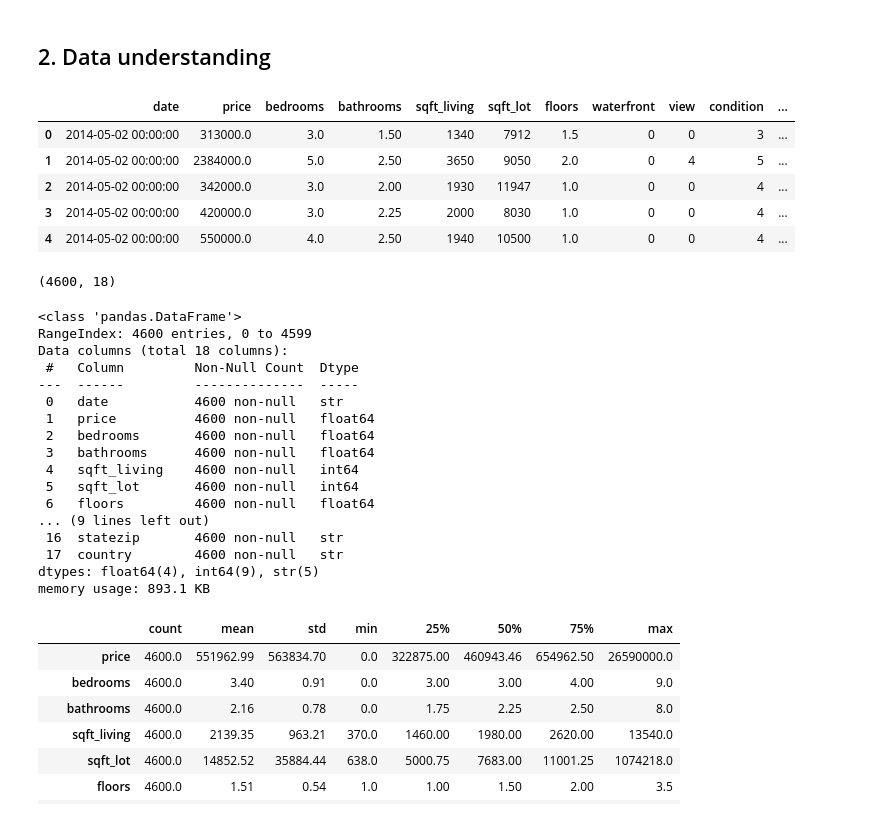
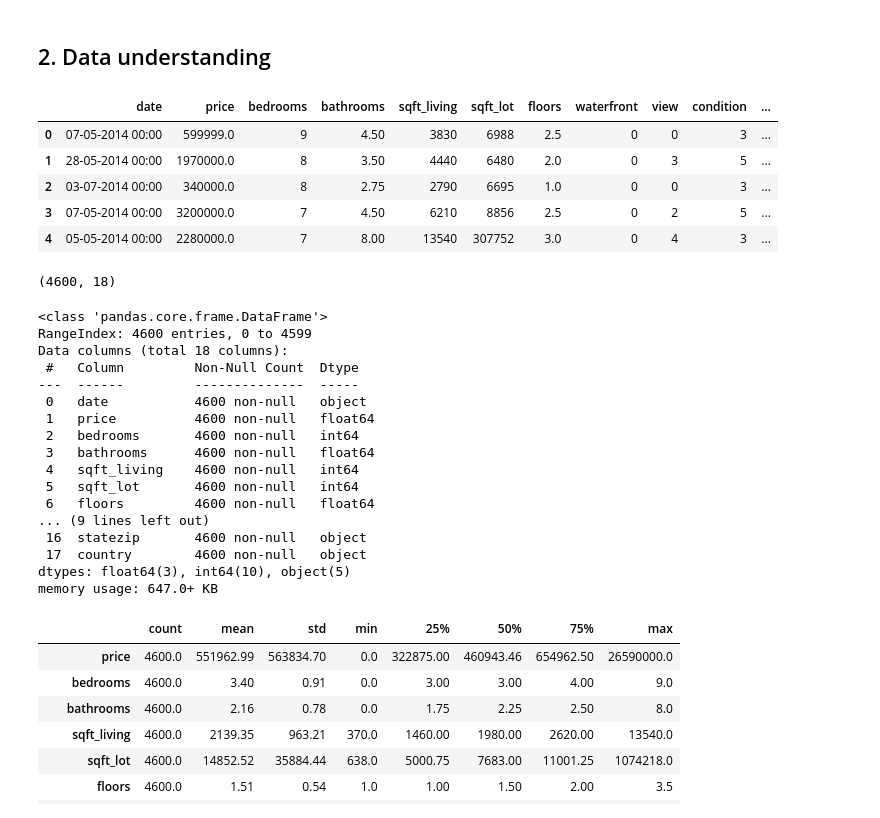
Before and after one commit to monishapandiyan123-ops/house_price_prediction, a Jupyter notebook: HousePricePredicttion.ipynb, the cells around one changed output. Saved outputs shown, nothing was run; the diff lists cells and outputs as text; code cells hidden in the pictures.

```diff
--- a/HousePricePredicttion.ipynb
+++ b/HousePricePredicttion.ipynb
@@ -11,15 +11,15 @@
 ## 2. Data understanding
 # %%
 import pandas as pd
-df = pd.read_csv("D:/DataScience/.venv/Include/HousePricePrediction.csv")
+df = pd.read_csv("D:/ML_projects/HousePricePrediction/HousePricePrediction.csv")
 df.head()
 # %% [output]
 |  | date | price | bedrooms | bathrooms | sqft_living | sqft_lot | floors | waterfront | view | condition | ... |
-| 0 | 2014-05-02 00:00:00 | 313000.0 | 3.0 | 1.50 | 1340 | 7912 | 1.5 | 0 | 0 | 3 | ... |
-| 1 | 2014-05-02 00:00:00 | 2384000.0 | 5.0 | 2.50 | 3650 | 9050 | 2.0 | 0 | 4 | 5 | ... |
-| 2 | 2014-05-02 00:00:00 | 342000.0 | 3.0 | 2.00 | 1930 | 11947 | 1.0 | 0 | 0 | 4 | ... |
-| 3 | 2014-05-02 00:00:00 | 420000.0 | 3.0 | 2.25 | 2000 | 8030 | 1.0 | 0 | 0 | 4 | ... |
-| 4 | 2014-05-02 00:00:00 | 550000.0 | 4.0 | 2.50 | 1940 | 10500 | 1.0 | 0 | 0 | 4 | ... |
+| 0 | 07-05-2014 00:00 | 599999.0 | 9 | 4.50 | 3830 | 6988 | 2.5 | 0 | 0 | 3 | ... |
+| 1 | 28-05-2014 00:00 | 1970000.0 | 8 | 3.50 | 4440 | 6480 | 2.0 | 0 | 3 | 5 | ... |
+| 2 | 03-07-2014 00:00 | 340000.0 | 8 | 2.75 | 2790 | 6695 | 1.0 | 0 | 0 | 3 | ... |
+| 3 | 07-05-2014 00:00 | 3200000.0 | 7 | 4.50 | 6210 | 8856 | 2.5 | 0 | 2 | 5 | ... |
+| 4 | 05-05-2014 00:00 | 2280000.0 | 7 | 8.00 | 13540 | 307752 | 3.0 | 0 | 4 | 3 | ... |
 # %%
 df.shape     # The Dataset has 4600 observations of 18 features
 # %% [output]
@@ -27,23 +27,23 @@ df.shape     # The Dataset has 4600 observations of 18 features
 # %%
 df.info()       # There is no missing values in any columns
 # %% [output]
-<class 'pandas.DataFrame'>
+<class 'pandas.core.frame.DataFrame'>
 RangeIndex: 4600 entries, 0 to 4599
 Data columns (total 18 columns):
  #   Column         Non-Null Count  Dtype
 ---  ------         --------------  -----
- 0   date           4600 non-null   str
+ 0   date           4600 non-null   object
  1   price          4600 non-null   float64
- 2   bedrooms       4600 non-null   float64
+ 2   bedrooms       4600 non-null   int64
  3   bathrooms      4600 non-null   float64
  4   sqft_living    4600 non-null   int64
  5   sqft_lot       4600 non-null   int64
  6   floors         4600 non-null   float64
 ... (9 lines left out)
- 16  statezip       4600 non-null   str
- 17  country        4600 non-null   str
-dtypes: float64(4), int64(9), str(5)
-memory usage: 893.1 KB
+ 16  statezip       4600 non-null   object
+ 17  country        4600 non-null   object
+dtypes: float64(3), int64(10), object(5)
+memory usage: 647.0+ KB
 # %%
 df.describe().T.round(2)
 # %% [output]
```
Also changed, not shown: parts of 35 cells of this notebook.
